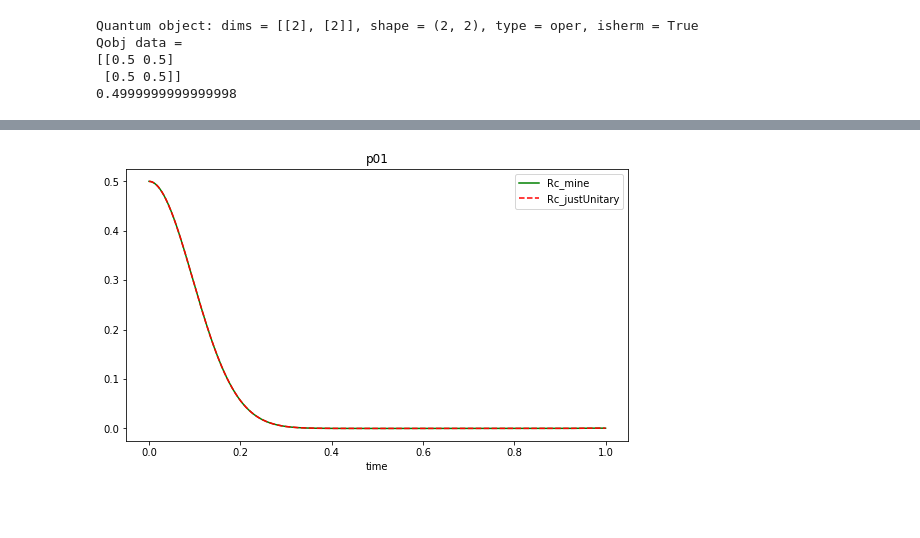
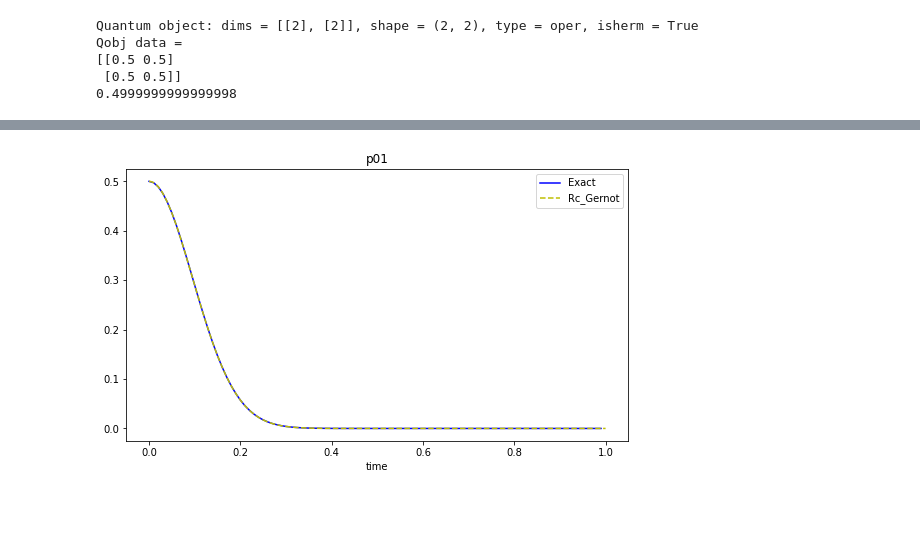
Before and after one commit to leherrerar/RC_mapping, a Jupyter notebook: Proyecto_Maestria_Bosonic/Spin Boson Model Dephasing QT/SB_Dephasing_Check_MyPoint.ipynb, the cells around one changed output, grey strips where cells are left out. Saved outputs shown, nothing was run; the diff lists cells and outputs as text; code cells hidden in the pictures.

```diff
--- a/Proyecto_Maestria_Bosonic/Spin Boson Model Dephasing QT/SB_Dephasing_Check_MyPoint.ipynb
+++ b/Proyecto_Maestria_Bosonic/Spin Boson Model Dephasing QT/SB_Dephasing_Check_MyPoint.ipynb
@@ -113,7 +113,7 @@ $\Omega_{0} \cdot \Delta_{RC} \equiv \sum_{k} \frac{h_{k}^{2}}{\Omega_{k}}=\frac
 # %%
 ##We build the supersystem Hamiltonian with N_RC number of modes for the RC
 
-N_RC = 20 # number of basis states to consider
+N_RC = 40 # number of basis states to consider
 b = destroy(N_RC)
 
 Omega_Rc=np.sqrt( (delta**2+ epsilon**2 )**2/(5*delta**2+ epsilon**2))
@@ -383,27 +383,38 @@ def gamma(w):
     else:
         return J_1(w)*(1+nb(w))
 
+all_energy, all_state = H0.eigenstates(sparse=sparse)
 
+#Nmax=N_RC*2
+#Limb_op1=0
+#Limb_op2=0
+#Apre = spre((b + b.dag()))
+#Apost = spost(b + b.dag())
+#for j in range(Nmax):
+#    for k in range(Nmax):
+#        A = (b + b.dag()).matrix_element(all_state[j].dag(), all_state[k])
+#        delE = (all_energy[j] - all_energy[k])
+#        X1=gamma(delE)/2
+#        X2=gamma(-delE)/2
+#        Limb_op1 = Limb_op1 + A*X1*all_state[j] * all_state[k].dag()
+#        Limb_op2 = Limb_op2 + A*X2*all_state[j] * all_state[k].dag()
+#B=tensor(identity(2),b+ b.dag())
+#print(B*Limb_op1)
 
-
-all_energy, all_state = H0.eigenstates(sparse=sparse)
 
 Nmax=N_RC*2
 Limb_op1=0
 Limb_op2=0
-Apre = spre((b + b.dag()))
-Apost = spost(b + b.dag())
 for j in range(Nmax):
     for k in range(Nmax):
-        A = (b + b.dag()).matrix_element(all_state[j].dag(), all_state[k])
+        A = tensor(identity(2),(b + b.dag())).matrix_element(all_state[j].dag(), all_state[k])
         delE = (all_energy[j] - all_energy[k])
         X1=gamma(delE)/2
         X2=gamma(-delE)/2
         Limb_op1 = Limb_op1 + A*X1*all_state[j] * all_state[k].dag()
         Limb_op2 = Limb_op2 + A*X2*all_state[j] * all_state[k].dag()
-B=tensor(identity(2),b+ b.dag())
+B=tensor(identity(2),b + b.dag())
 print(B*Limb_op1)
-
 
 t0 = 0.0
 tf = 1.0
@@ -491,17 +536,17 @@ for i in range(len(states_IP_2)):
 # %%
 plt.figure(figsize=(9,5))
 plt.title("p01")
 plt.rcParams['figure.figsize'] = [15,5]
-plt.plot(t3,p01,"-",label='Rc_mine', color = "g")
-plt.plot(t3,p01_carlos,"--",label='Rc_justUnitary', color = "r")
-#plt.plot (t1 , T1,"-",label='Exact', color = "b") ###if scaled with 1.25 they are the same
-#plt.plot(t,p01_2,"--",label='Rc_Gernot', color = "y")
+#plt.plot(t3,p01,"-",label='Rc_mine', color = "g")
+#plt.plot(t3,p01_carlos,"--",label='Rc_justUnitary', color = "r")
+plt.plot (t1 , T1,"-",label='Exact', color = "b") ###if scaled with 1.25 they are the same
+plt.plot(t,p01_2,"--",label='Rc_Gernot', color = "y")
 #plt.plot(tlist, result.expect[0])
 plt.xlabel("time")
 plt.legend()
 plt.show()
 # %% [output]
-[figure, old version]
+[figure, new version]
 # %% [markdown]
 #
 # %%
```
Also changed, not shown: parts of 12 cells of this notebook, 3 other files.
